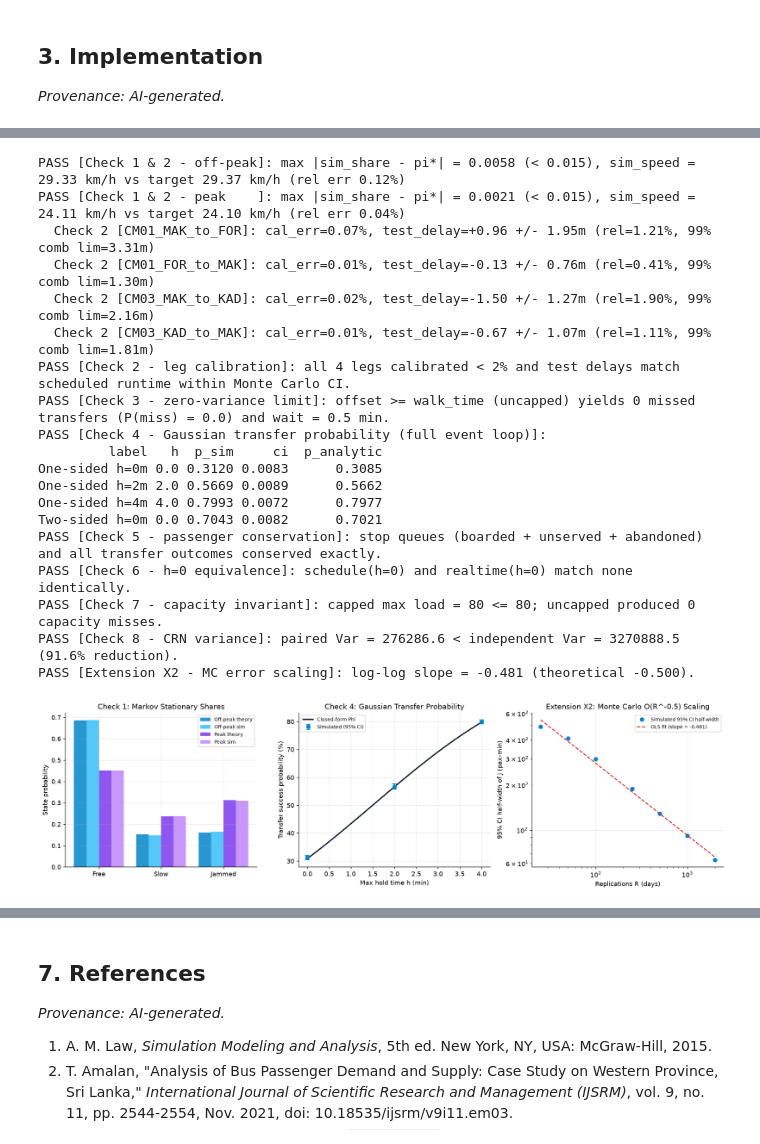
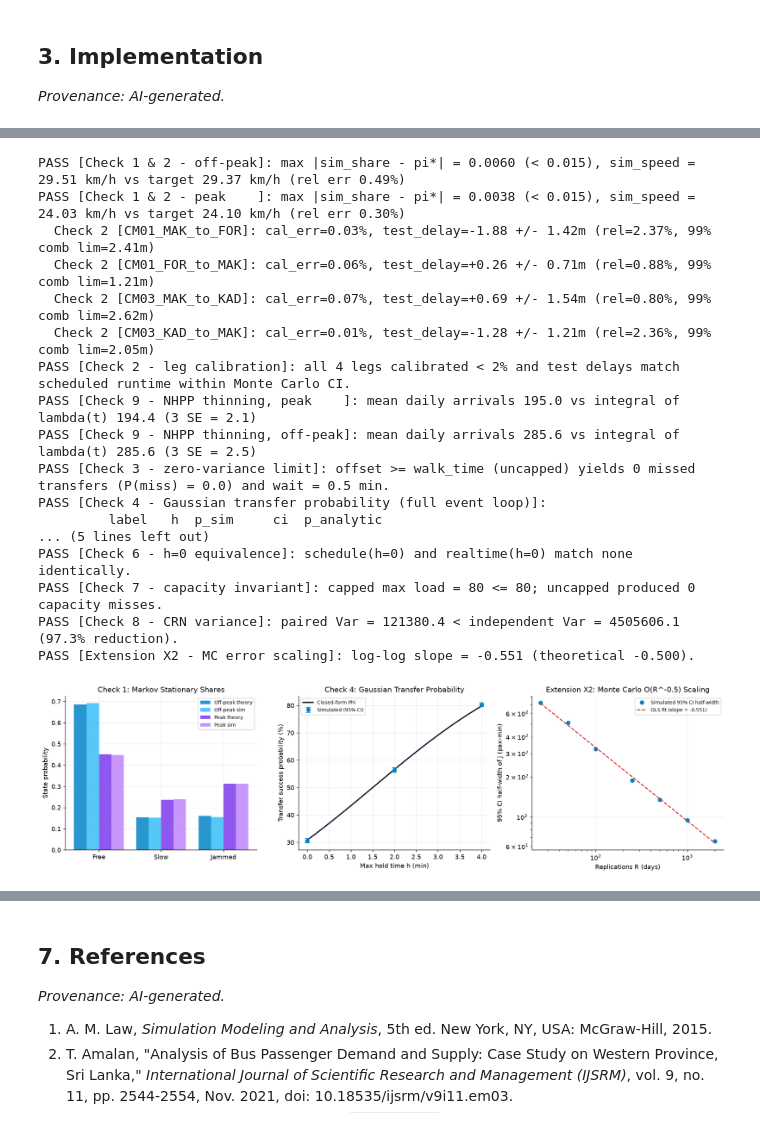
Before and after one commit to NayanthaNethsara/metro-transfer-simulator, a Jupyter notebook: notebook/metro-transfer-simulator.ipynb, the cells around one changed output, grey strips where cells are left out. Drawn from its saved outputs; the diff is of its cells as text; code cells hidden in the pictures.

```diff
--- a/notebook/metro-transfer-simulator.ipynb
+++ b/notebook/metro-transfer-simulator.ipynb
@@ -13,6 +12,7 @@ Lanka Metro Transit operates fixed-schedule metro buses on Route CM01 (Makumbura
 import heapq
 import io
 import math
+import zlib
 import time
 from pathlib import Path
 
@@ -23,7 +23,11 @@ import scipy
 from scipy.stats import norm
 
 SEED = 42
-root_seed_sequence = np.random.SeedSequence(SEED)
+
+
+def experiment_seeds(experiment_name, n_streams):
+    stream_key = zlib.crc32(experiment_name.encode("utf-8"))
+    return np.random.SeedSequence(SEED, spawn_key=(stream_key,)).spawn(n_streams)
 
 plt.rcParams.update({
     "figure.dpi": 130,
@@ -1239,7 +1281,7 @@ We verify the simulation against eight independent checks before running policy
 
 Additionally, we check **Monte Carlo error scaling** across $R \in \{25, 50, 100, 250, 500, 1000, 2000\}$ replications to verify that the $95\%$ CI half-width decreases with log-log slope near $-0.5$.
 # %%
-verify_seeds = root_seed_sequence.spawn(6)
+verify_seeds = experiment_seeds("verification", 7)
 verify_rng = np.random.default_rng(verify_seeds[0])
 N_VERIFY_STEPS = 50_000
 
@@ -1275,6 +1317,26 @@ for leg_name in ROUTE_LEGS_CONFIG:
     )
     print(f"  Check 2 [{leg_name}]: cal_err={LEG_CAL_REL_ERRORS[leg_name]:.2%}, test_delay={mean_delay:+.2f} +/- {1.96*se_delay:.2f}m (rel={rel_rt_err:.2%}, 99% comb lim={2.58*se_combined:.2f}m)")
 print("PASS [Check 2 - leg calibration]: all 4 legs calibrated < 2% and test delays match scheduled runtime within Monte Carlo CI.")
+
+thinning_rng = np.random.default_rng(verify_seeds[6])
+thinning_leg_cfg = {"stops": ["S0", "S1"], "base_arrival_rate_pax_per_min": [0.4, 0.0]}
+N_THINNING_DAYS = 400
+thinning_start_min = DAY_START_MIN
+peak_minutes = sum(max(0.0, min(end, DAY_END_MIN) - max(start, thinning_start_min)) for start, end in PEAK_WINDOWS_MIN)
+offpeak_minutes = (DAY_END_MIN - thinning_start_min) - peak_minutes
+expected_peak = 0.4 * PEAK_ARRIVAL_MULTIPLIER * peak_minutes
+expected_offpeak = 0.4 * OFFPEAK_ARRIVAL_MULTIPLIER * offpeak_minutes
+peak_counts, offpeak_counts = [], []
+for _ in range(N_THINNING_DAYS):
+    times = [t for t, _ in generate_stop_arrivals(thinning_leg_cfg, thinning_start_min + PRE_DEPARTURE_ACCUM_MIN, thinning_rng, thinning_rng)[0]]
+    n_peak = sum(1 for t in times if is_peak_time(t))
+    peak_counts.append(n_peak)
+    offpeak_counts.append(len(times) - n_peak)
+for label, counts_arr, expected in (("peak", peak_counts, expected_peak), ("off-peak", offpeak_counts, expected_offpeak)):
+    mean_count = float(np.mean(counts_arr))
+    se_count = math.sqrt(expected / N_THINNING_DAYS)
+    assert abs(mean_count - expected) <= 3.0 * se_count, f"Thinning {label} count {mean_count:.1f} vs {expected:.1f}"
+    print(f"PASS [Check 9 - NHPP thinning, {label:8s}]: mean daily arrivals {mean_count:.1f} vs integral of lambda(t) {expected:.1f} (3 SE = {3 * se_count:.1f})")
 
 det_feeders_df = pd.DataFrame([{"trip_id": "F1", "borella_arr_min": 500.0}])
 det_conns_df = pd.DataFrame([{"trip_id": "C1", "borella_sched_min": 504.0, "borella_base_dep_min": 504.0, "borella_onboard_pax": 20}])
@@ -1431,47 +1493,45 @@ ax1.legend(fontsize=8)
 
 ax2 = axes[1]
 one_sided = gauss_df[gauss_df["label"].str.startswith("One-sided")]
 h_dense = np.linspace(0.0, 4.0, 80)
 p_dense = norm.cdf((4.0 + h_dense - 3.5 - 2.0) / 3.0)
 ax2.plot(h_dense, 100.0 * p_dense, color="#0f172a", linewidth=2, label="Closed-form Phi")
 ax2.errorbar(one_sided["h"], 100.0 * one_sided["p_sim"], yerr=100.0 * one_sided["ci"], fmt="o", color="#0284c7", capsize=4, label="Simulated (95% CI)")
 ax2.set_xlabel("Max hold time h (min)")
 ax2.set_ylabel("Transfer success probability (%)")
 ax2.set_title("Check 4: Gaussian Transfer Probability")
 ax2.legend(fontsize=8)
 
 ax3 = axes[2]
 ax3.loglog(r_grid, ci_halfwidths, "o", color="#0284c7", label="Simulated 95% CI half-width")
 ax3.loglog(r_grid, 10**(intercept_loglog + slope_loglog * np.log10(r_grid)), "--", color="#dc2626", label=f"OLS fit (slope = {slope_loglog:.3f})")
 ax3.set_xlabel("Replications R (days)")
 ax3.set_ylabel("95% CI half-width of J (pax-min)")
 ax3.set_title("Extension X2: Monte Carlo O(R^-0.5) Scaling")
 ax3.legend(fontsize=8)
 
 plt.tight_layout()
 fig.savefig(FIGURES_DIR / "verification.png", bbox_inches="tight")
 plt.show()
 # %% [output]
-PASS [Check 1 & 2 - off-peak]: max |sim_share - pi*| = 0.0058 (< 0.015), sim_speed = 29.33 km/h vs target 29.37 km/h (rel err 0.12%)
-PASS [Check 1 & 2 - peak    ]: max |sim_share - pi*| = 0.0021 (< 0.015), sim_speed = 24.11 km/h vs target 24.10 km/h (rel err 0.04%)
-  Check 2 [CM01_MAK_to_FOR]: cal_err=0.07%, test_delay=+0.96 +/- 1.95m (rel=1.21%, 99% comb lim=3.31m)
-  Check 2 [CM01_FOR_to_MAK]: cal_err=0.01%, test_delay=-0.13 +/- 0.76m (rel=0.41%, 99% comb lim=1.30m)
-  Check 2 [CM03_MAK_to_KAD]: cal_err=0.02%, test_delay=-1.50 +/- 1.27m (rel=1.90%, 99% comb lim=2.16m)
-  Check 2 [CM03_KAD_to_MAK]: cal_err=0.01%, test_delay=-0.67 +/- 1.07m (rel=1.11%, 99% comb lim=1.81m)
+PASS [Check 1 & 2 - off-peak]: max |sim_share - pi*| = 0.0060 (< 0.015), sim_speed = 29.51 km/h vs target 29.37 km/h (rel err 0.49%)
+PASS [Check 1 & 2 - peak    ]: max |sim_share - pi*| = 0.0038 (< 0.015), sim_speed = 24.03 km/h vs target 24.10 km/h (rel err 0.30%)
+  Check 2 [CM01_MAK_to_FOR]: cal_err=0.03%, test_delay=-1.88 +/- 1.42m (rel=2.37%, 99% comb lim=2.41m)
+  Check 2 [CM01_FOR_to_MAK]: cal_err=0.06%, test_delay=+0.26 +/- 0.71m (rel=0.88%, 99% comb lim=1.21m)
+  Check 2 [CM03_MAK_to_KAD]: cal_err=0.07%, test_delay=+0.69 +/- 1.54m (rel=0.80%, 99% comb lim=2.62m)
+  Check 2 [CM03_KAD_to_MAK]: cal_err=0.01%, test_delay=-1.28 +/- 1.21m (rel=2.36%, 99% comb lim=2.05m)
 PASS [Check 2 - leg calibration]: all 4 legs calibrated < 2% and test delays match scheduled runtime within Monte Carlo CI.
+PASS [Check 9 - NHPP thinning, peak    ]: mean daily arrivals 195.0 vs integral of lambda(t) 194.4 (3 SE = 2.1)
+PASS [Check 9 - NHPP thinning, off-peak]: mean daily arrivals 285.6 vs integral of lambda(t) 285.6 (3 SE = 2.5)
 PASS [Check 3 - zero-variance limit]: offset >= walk_time (uncapped) yields 0 missed transfers (P(miss) = 0.0) and wait = 0.5 min.
 PASS [Check 4 - Gaussian transfer probability (full event loop)]:
          label   h  p_sim     ci  p_analytic
-One-sided h=0m 0.0 0.3120 0.0083      0.3085
-One-sided h=2m 2.0 0.5669 0.0089      0.5662
-One-sided h=4m 4.0 0.7993 0.0072      0.7977
-Two-sided h=0m 0.0 0.7043 0.0082      0.7021
-PASS [Check 5 - passenger conservation]: stop queues (boarded + unserved + abandoned) and all transfer outcomes conserved exactly.
+... (5 lines left out)
 PASS [Check 6 - h=0 equivalence]: schedule(h=0) and realtime(h=0) match none identically.
 PASS [Check 7 - capacity invariant]: capped max load = 80 <= 80; uncapped produced 0 capacity misses.
-PASS [Check 8 - CRN variance]: paired Var = 276286.6 < independent Var = 3270888.5 (91.6% reduction).
-PASS [Extension X2 - MC error scaling]: log-log slope = -0.481 (theoretical -0.500).
+PASS [Check 8 - CRN variance]: paired Var = 121380.4 < independent Var = 4505606.1 (97.3% reduction).
+PASS [Extension X2 - MC error scaling]: log-log slope = -0.551 (theoretical -0.500).
-[figure, old version]
+[figure, new version]
 # %% [markdown]
 ## 5. Experiments and results
 
```
Also changed, not shown: parts of 13 cells of this notebook, 17 other files.
